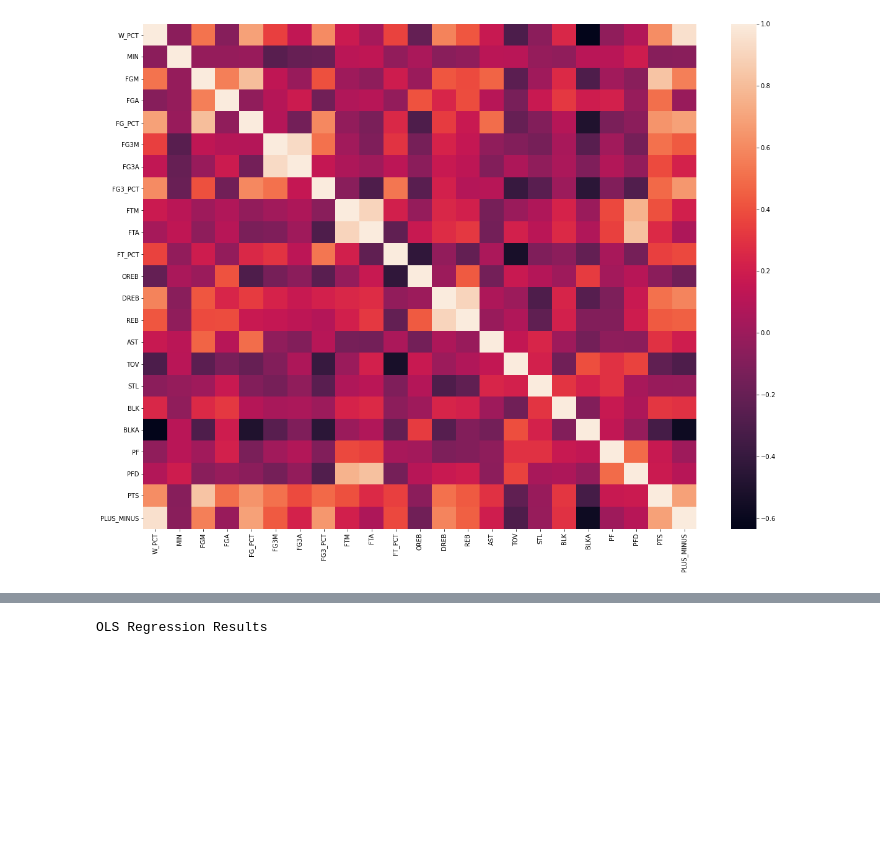
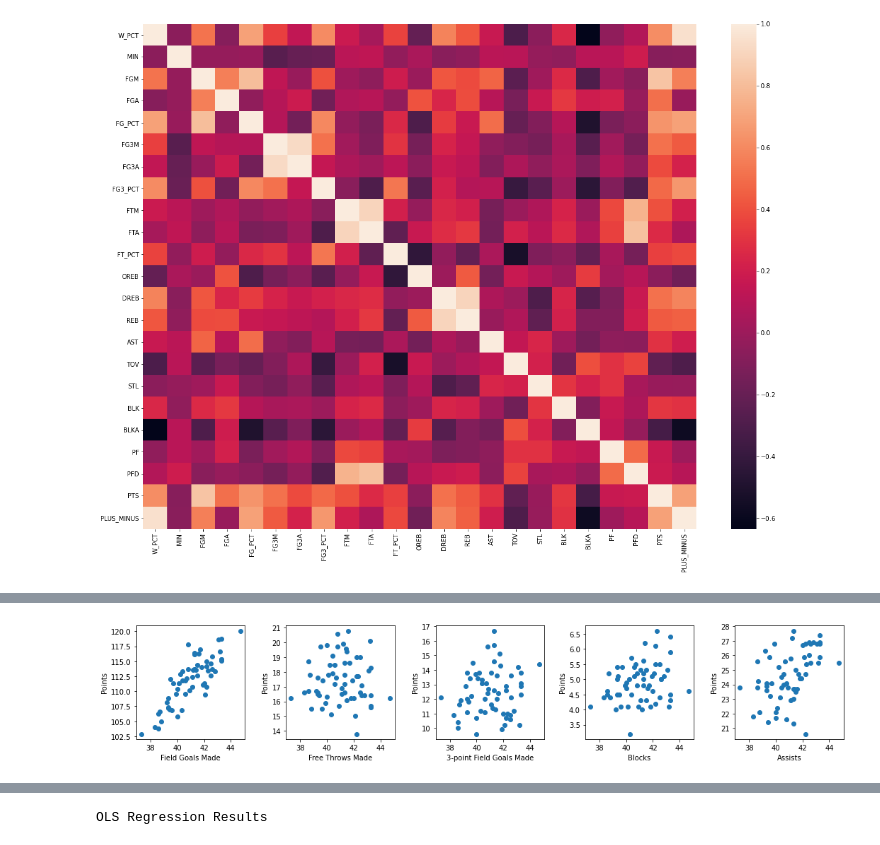
Before and after one commit to russellsprout/CMSE202_Proj, a Jupyter notebook: NBA_2.ipynb, the cells around one changed output, grey strips where cells are left out. Saved outputs shown, nothing was run; the diff lists cells and outputs as text; code cells hidden in the pictures; blank space fills up the shorter version.

```diff
--- a/NBA_2.ipynb
+++ b/NBA_2.ipynb
@@ -272,0 +263,27 @@ sbs.pairplot(NBA_predictors[['PTS', 'FGM', 'FG3M','FTM', 'AST', 'BLK']])
+# %%
+'''This code chunk takes 5 of the statistics with the highest correlation to Points and gives a more simplified visual
+of these statistics compared to Points'''
+plt.figure(figsize=(15,3))
+plt.subplot(1,5,1)
+plt.scatter(NBA['FGM'], NBA['PTS'])
+plt.xlabel('Field Goals Made')
+plt.ylabel('Points')
+plt.subplot(1,5,2)
+plt.scatter(NBA['FGM'], NBA['FTM'])
+plt.xlabel('Free Throws Made')
+plt.ylabel('Points')
+plt.subplot(1,5,3)
+plt.scatter(NBA['FGM'], NBA['FG3M'])
+plt.xlabel('3-point Field Goals Made')
+plt.ylabel('Points')
+plt.subplot(1,5,4)
+plt.scatter(NBA['FGM'], NBA['BLK'])
+plt.xlabel('Blocks')
+plt.ylabel('Points')
+plt.subplot(1,5,5)
+plt.scatter(NBA['FGM'], NBA['AST'])
+plt.xlabel('Assists')
+plt.ylabel('Points')
+plt.tight_layout()
+# %% [output]
+[figure, added]
```
Also changed, not shown: parts of 11 cells of this notebook, 1 other file.
